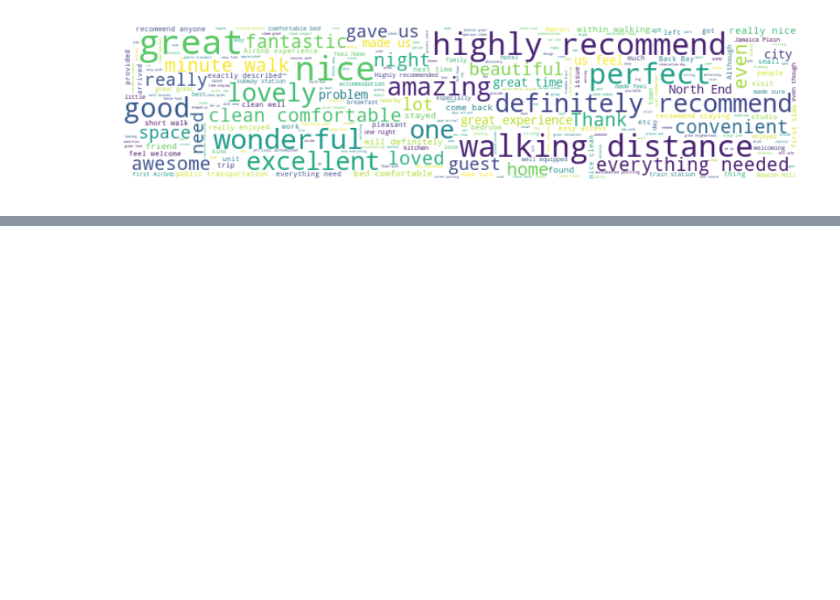
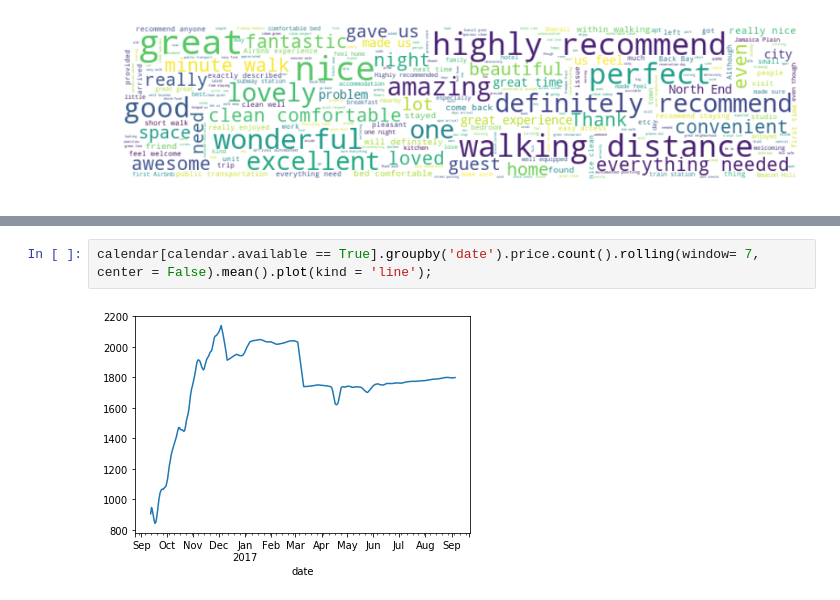
Before and after one commit to ilknurCakir/AirBnBBostonData, a Jupyter notebook: EDA.ipynb, the cells around one changed output, grey strips where cells are left out. Cells and saved outputs as stored; diff of their text form; blank space fills up the shorter version.

```diff
--- a/EDA.ipynb
+++ b/EDA.ipynb
@@ -450,0 +463,4 @@ plt.axis("off");
+# %%
+calendar[calendar.available == True].groupby('date').price.count().rolling(window= 7, center = False).mean().plot(kind = 'line');
+# %% [output]
+[figure, added]
```
Also changed, not shown: parts of 3 cells of this notebook.
